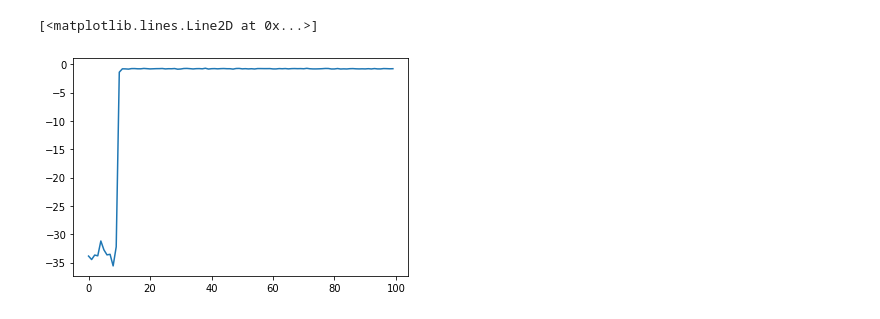
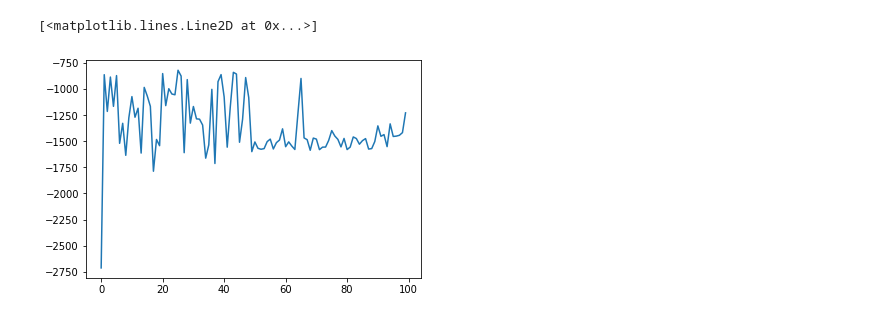
Before and after one commit to Kikumu/Reinforcement-Learning-repo, a Jupyter notebook: state_of_the_art/SOFT_ACTOR_CRITIC_WITH_PER.ipynb, the cells around one changed output. Drawn from its saved outputs; the diff is of its cells as text; code cells hidden in the pictures.

```diff
--- a/state_of_the_art/SOFT_ACTOR_CRITIC_WITH_PER.ipynb
+++ b/state_of_the_art/SOFT_ACTOR_CRITIC_WITH_PER.ipynb
@@ -459,14 +460,14 @@ def SAC_PER(env):
 
     agent = Agent(env, ReplayMemory, online_policy_network, online_q_network_a, online_q_network_b,\
                 online_policy_optimizer,online_qa_network_optimizer, online_qb_network_optimizer, target_q_network_a,\
-                target_q_network_b, gamma=0.99, alpha_pr=0.75, beta_pr=0.85,\
-                tau=0.01, n_ep=100, max_steps=100000, memory_size=500000, batch_size=100,\
-                policy_update_step=2, target_update=100, min_sample_size=500, warm_up=100, rank_based_prioritization=False)
+                target_q_network_b, gamma=0.99, alpha_pr=0.4, beta_pr=0.2,\
+                tau=0.01, n_ep=100, max_steps=100000, memory_size=200000, batch_size=100,\
+                policy_update_step=2, target_update=20, min_sample_size=500, warm_up=100, rank_based_prioritization=False)
     rewards = agent.train()
     return rewards
 # %%
-env = gym.make("MountainCarContinuous-v0")#baseline_env
-#env = gym.make("Pendulum-v1")
+#env = gym.make("MountainCarContinuous-v0")#baseline_env
+env = gym.make("Pendulum-v1")
 # %%
 env.close()
 # %%
@@ -482,7 +483,9 @@ for i,e in enumerate(arr):
     y.append(i)
     x.append(e)
 # %%
-plt.plot(y, x)#80% bias correction, medium-high prioritization rates(75%), proportional prioritization
+plt.plot(y, x)#20% bias correction, medium-high prioritization rates(40%), proportional prioritization
-# %% [output]
-[<matplotlib.lines.Line2D at 0x...>]
-[figure, removed]
+# %%
+plt.plot(y, x)#20% bias correction, medium-high prioritization rates(40%), proportional prioritization
+# %% [output]
+[<matplotlib.lines.Line2D at 0x...>]
+[figure, added]
```
Also changed, not shown: parts of 3 cells of this notebook.
